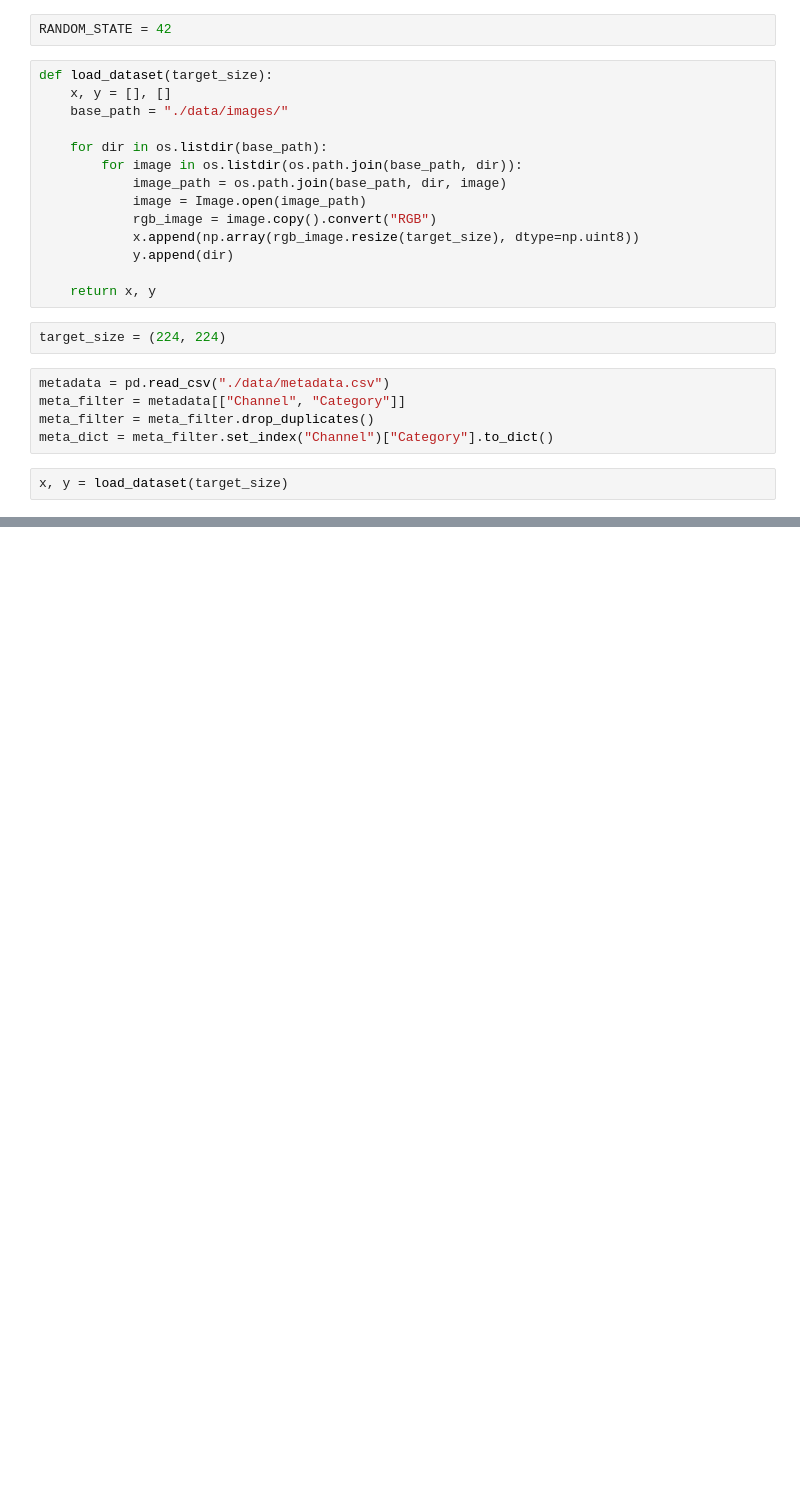
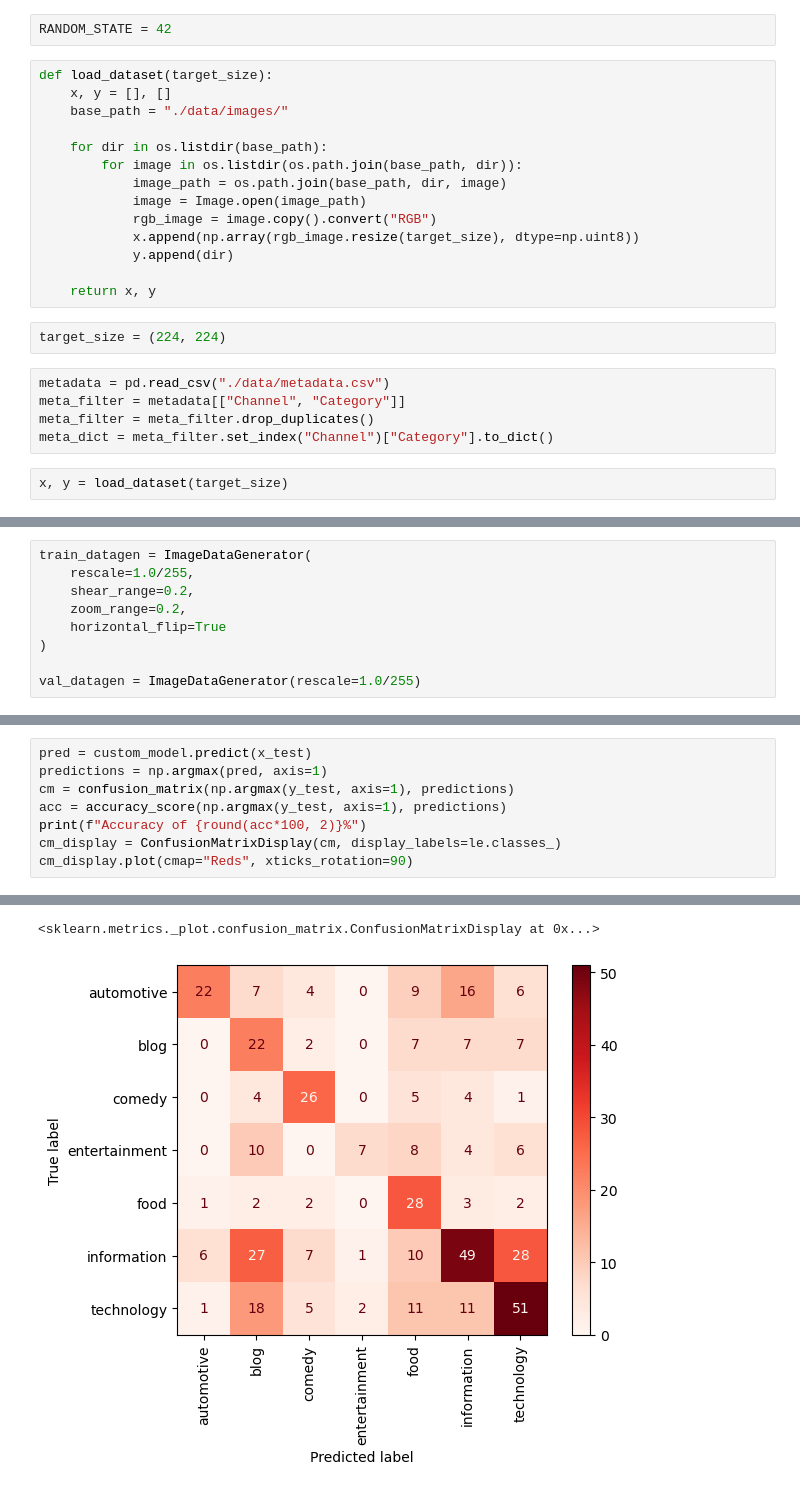
Before and after one commit to DominikHahn1407/VisualAnalytics, a Jupyter notebook: data_preparation_v2.ipynb, the cells around one changed output, grey strips where cells are left out. Saved outputs shown, nothing was run; the diff lists cells and outputs as text; blank space fills up the shorter version.

```diff
--- a/data_preparation_v2.ipynb
+++ b/data_preparation_v2.ipynb
@@ -55,0 +148,9 @@ y = [meta_dict[item] for item in y]
+# %%
+train_datagen = ImageDataGenerator(
+    rescale=1.0/255,
+    shear_range=0.2,
+    zoom_range=0.2,
+    horizontal_flip=True
+)
+
+val_datagen = ImageDataGenerator(rescale=1.0/255)
@@ -55,0 +230,9 @@ y = [meta_dict[item] for item in y]
+# %%
+pred = custom_model.predict(x_test)
+predictions = np.argmax(pred, axis=1)
+cm = confusion_matrix(np.argmax(y_test, axis=1), predictions)
+acc = accuracy_score(np.argmax(y_test, axis=1), predictions)
+print(f"Accuracy of {round(acc*100, 2)}%")
+cm_display = ConfusionMatrixDisplay(cm, display_labels=le.classes_)
+cm_display.plot(cmap="Reds", xticks_rotation=90)
+# %% [output]
@@ -55,0 +241,2 @@ y = [meta_dict[item] for item in y]
+<sklearn.metrics._plot.confusion_matrix.ConfusionMatrixDisplay at 0x...>
+[figure, added]
```
Also changed, not shown: parts of 17 cells of this notebook, 7 other files.
